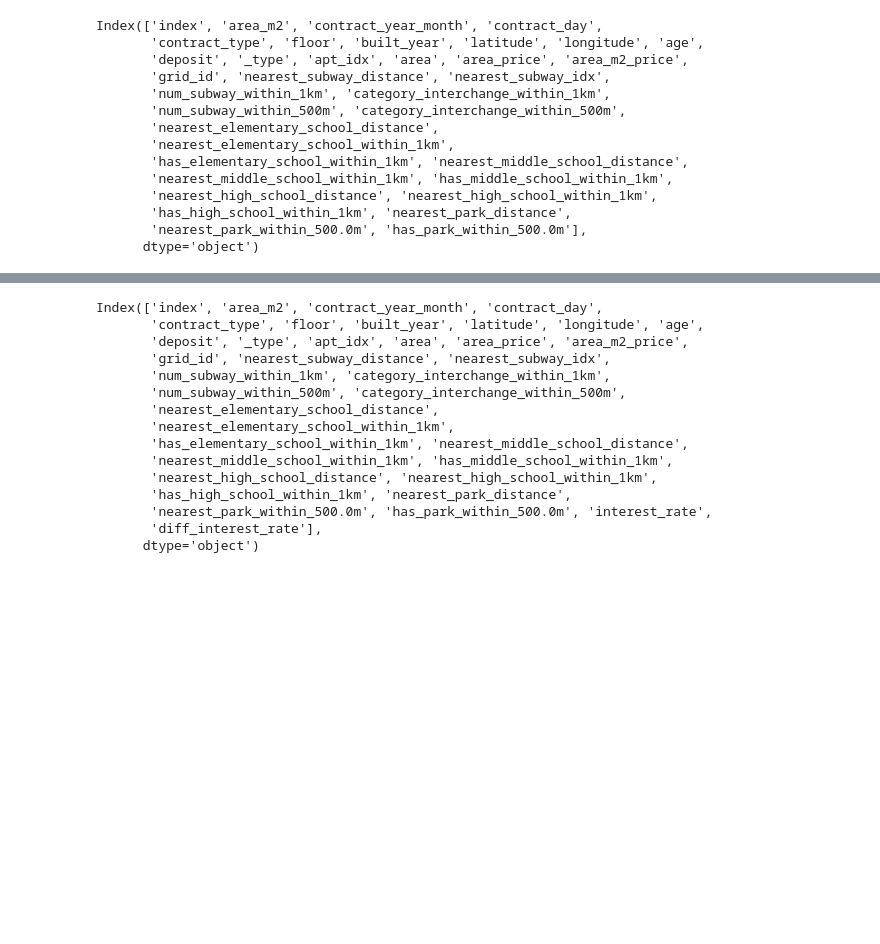
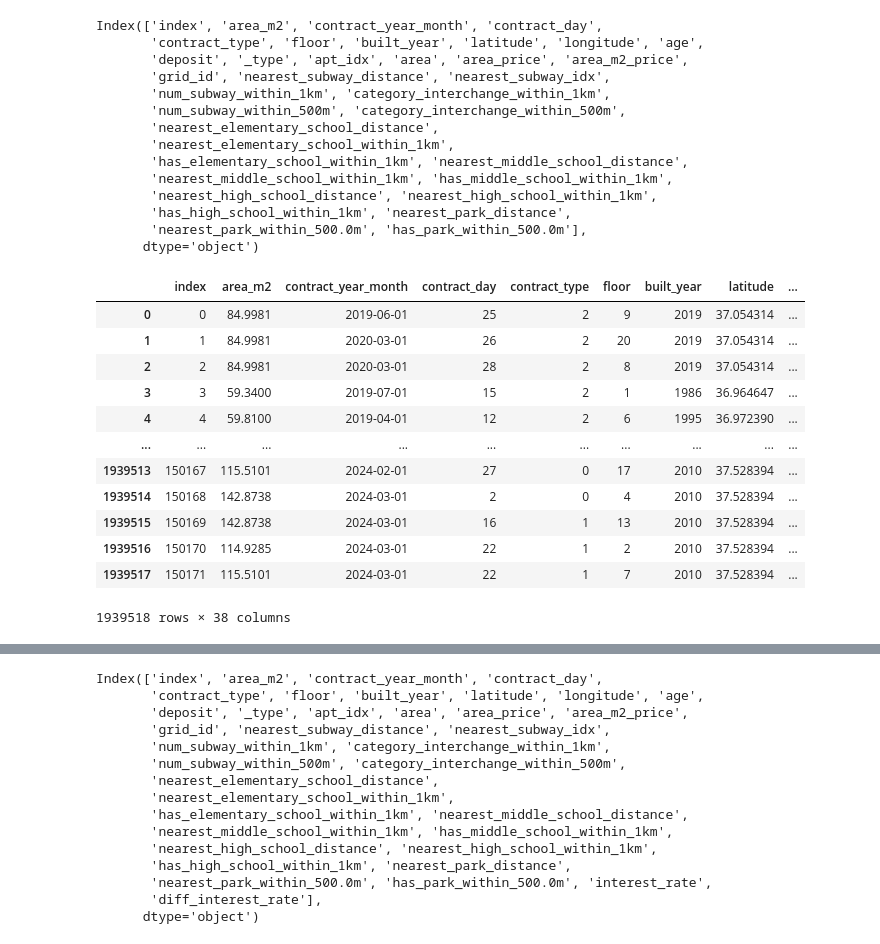
Before and after one commit to boostcampaitech7/level2-competitiveds-recsys-06, a Jupyter notebook: EDA/백우성/baseline copy.ipynb, the cells around one changed output, grey strips where cells are left out. Cells and saved outputs as stored; diff of their text form; code cells hidden in the pictures; blank space fills up the shorter version.

```diff
--- a/EDA/백우성/baseline copy.ipynb
+++ b/EDA/백우성/baseline copy.ipynb
@@ -215,3 +339,19 @@ interst = pd.read_csv(os.path.join(BASE_PATH, 'interestRate.csv'))
 # %%
 interest_add = DiffInterestRateAdder(park_data, interst)
 interest_data = interest_add.get_data()
+# %%
+interest_data
+# %% [output]
+|  | index | area_m2 | contract_year_month | contract_day | contract_type | floor | built_year | latitude | ... |
+| 0 | 0 | 84.9981 | 2019-06-01 | 25 | 2 | 9 | 2019 | 37.054314 | ... |
+| 1 | 1 | 84.9981 | 2020-03-01 | 26 | 2 | 20 | 2019 | 37.054314 | ... |
+| 2 | 2 | 84.9981 | 2020-03-01 | 28 | 2 | 8 | 2019 | 37.054314 | ... |
+| 3 | 3 | 59.3400 | 2019-07-01 | 15 | 2 | 1 | 1986 | 36.964647 | ... |
+| 4 | 4 | 59.8100 | 2019-04-01 | 12 | 2 | 6 | 1995 | 36.972390 | ... |
+| ... | ... | ... | ... | ... | ... | ... | ... | ... | ... |
+| 1939513 | 150167 | 115.5101 | 2024-02-01 | 27 | 0 | 17 | 2010 | 37.528394 | ... |
+| 1939514 | 150168 | 142.8738 | 2024-03-01 | 2 | 0 | 4 | 2010 | 37.528394 | ... |
+| 1939515 | 150169 | 142.8738 | 2024-03-01 | 16 | 1 | 13 | 2010 | 37.528394 | ... |
+| 1939516 | 150170 | 114.9285 | 2024-03-01 | 22 | 1 | 2 | 2010 | 37.528394 | ... |
+| 1939517 | 150171 | 115.5101 | 2024-03-01 | 22 | 1 | 7 | 2010 | 37.528394 | ... |
+1939518 rows × 38 columns
```
Also changed, not shown: parts of 34 cells of this notebook, 1 other file.
